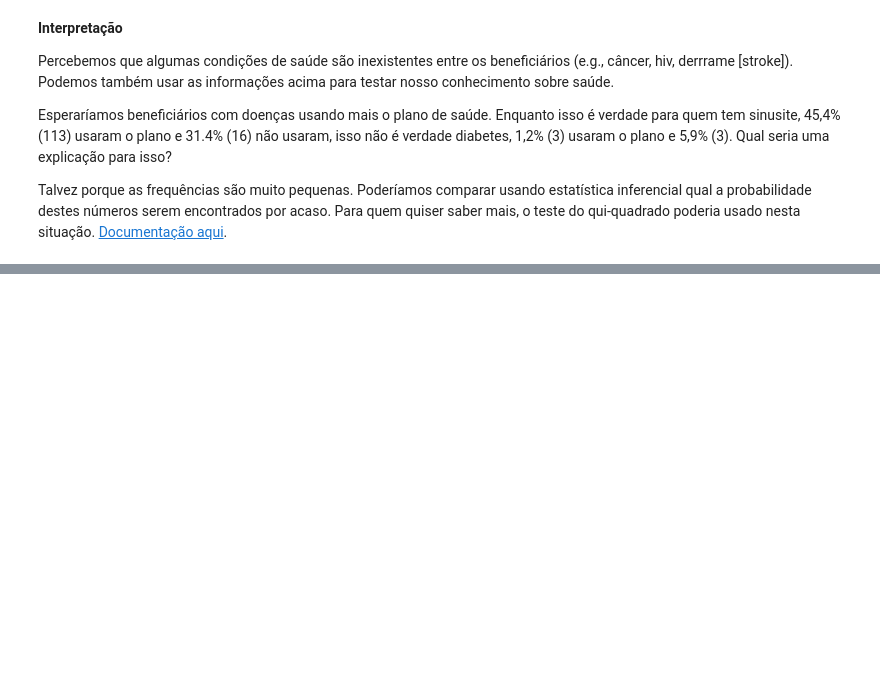
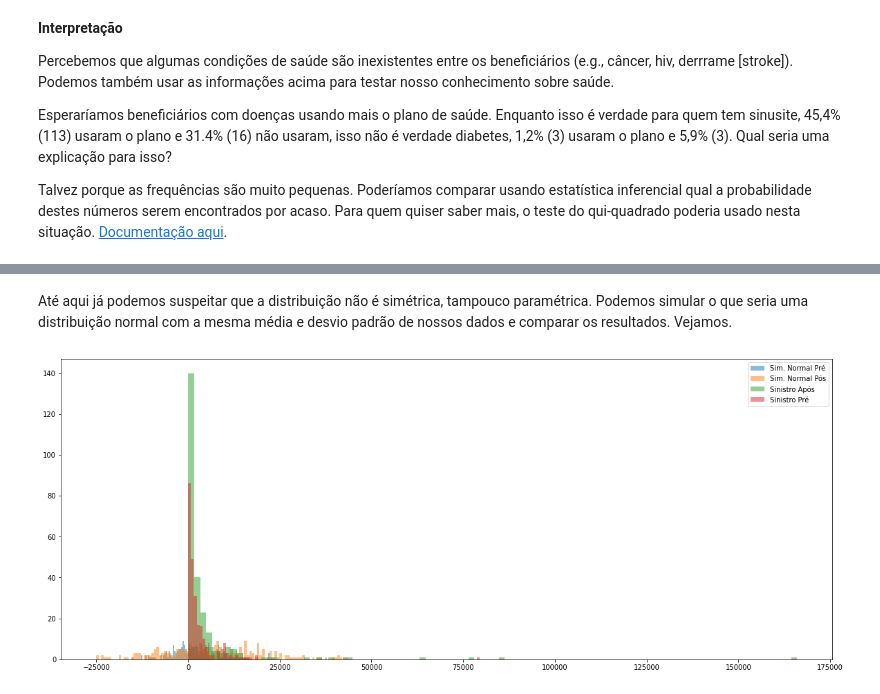
Before and after one commit to zetta-academy/exp-curso-python-saude, a Jupyter notebook: PySaude_03_python_analise_exploratoria_de_dados.ipynb, the cells around one changed output, grey strips where cells are left out. Cells and saved outputs as stored; diff of their text form; code cells hidden in the pictures; blank space fills up the shorter version.

```diff
--- a/PySaude_03_python_analise_exploratoria_de_dados.ipynb
+++ b/PySaude_03_python_analise_exploratoria_de_dados.ipynb
@@ -317,0 +383,23 @@ Talvez porque as frequências são muito pequenas. Poderíamos comparar usando e
+# %% [markdown]
+Até aqui já podemos suspeitar que a distribuição não é simétrica, tampouco paramétrica. Podemos simular o que seria uma distribuição normal com a mesma média e desvio padrão de nossos dados e comparar os resultados. Vejamos.
+# %%
+import random
+# Simular distribuições usando biblioteca random
+normal_pos = [random.gauss(data_b['after.hra.12m.claims.total.r'].mean(),
+                           data_b['after.hra.12m.claims.total.r'].std()) for
+              _ in range(data_b.shape[0])]
+
+normal_pre = [random.gauss(data_b['before.hra.12m.claims.total'].mean(),
+                           data_b['before.hra.12m.claims.total'].std()) for
+              _ in range(data_b.shape[0])]
+
+# Criar histograma
+plt.figure(figsize=(20, 8))
+pyplot.hist(normal_pre, bins=100, alpha=.5, label='Sim. Normal Pré')
+pyplot.hist(normal_pos, bins=100, alpha=.5, label='Sim. Normal Pós')
+pyplot.hist(data_b['after.hra.12m.claims.total.r'], bins=100, alpha=.5, label='Sinistro Após')
+pyplot.hist(data_b['before.hra.12m.claims.total'], bins=100, alpha=.5, label='Sinistro Pré')
+pyplot.legend(loc='upper right')
+pyplot.show()
+# %% [output]
+[figure, added]
```
Also changed, not shown: parts of 21 cells of this notebook.
